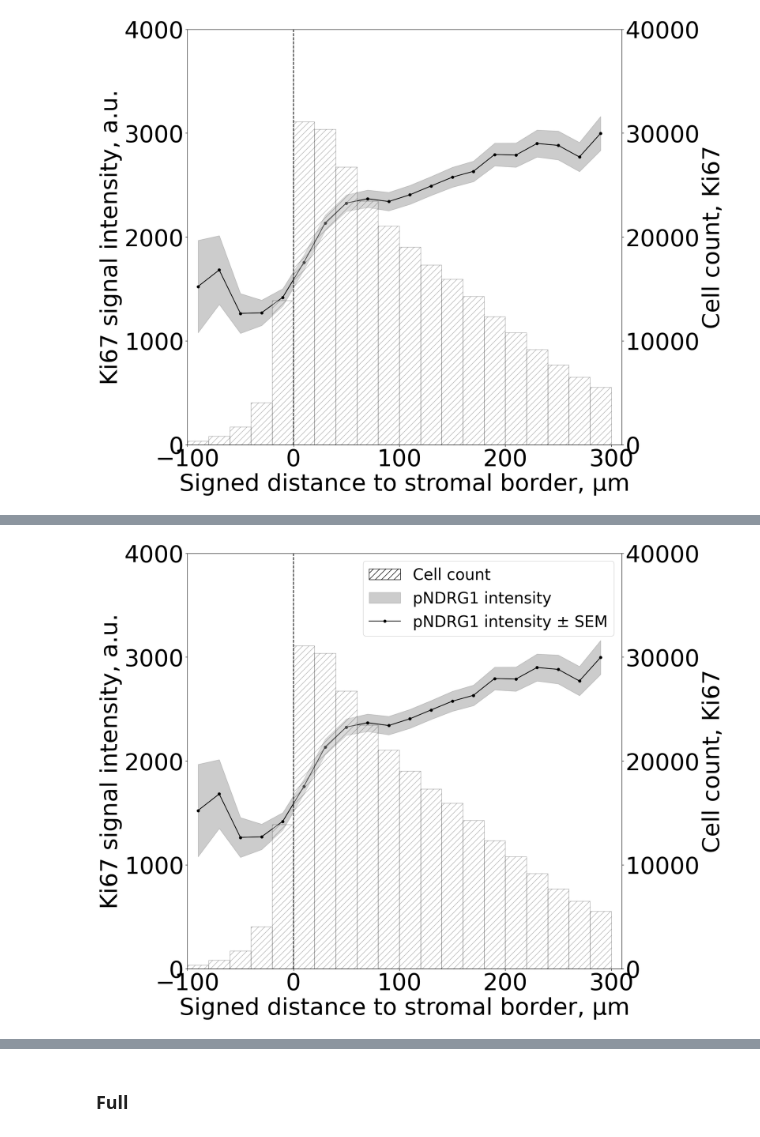
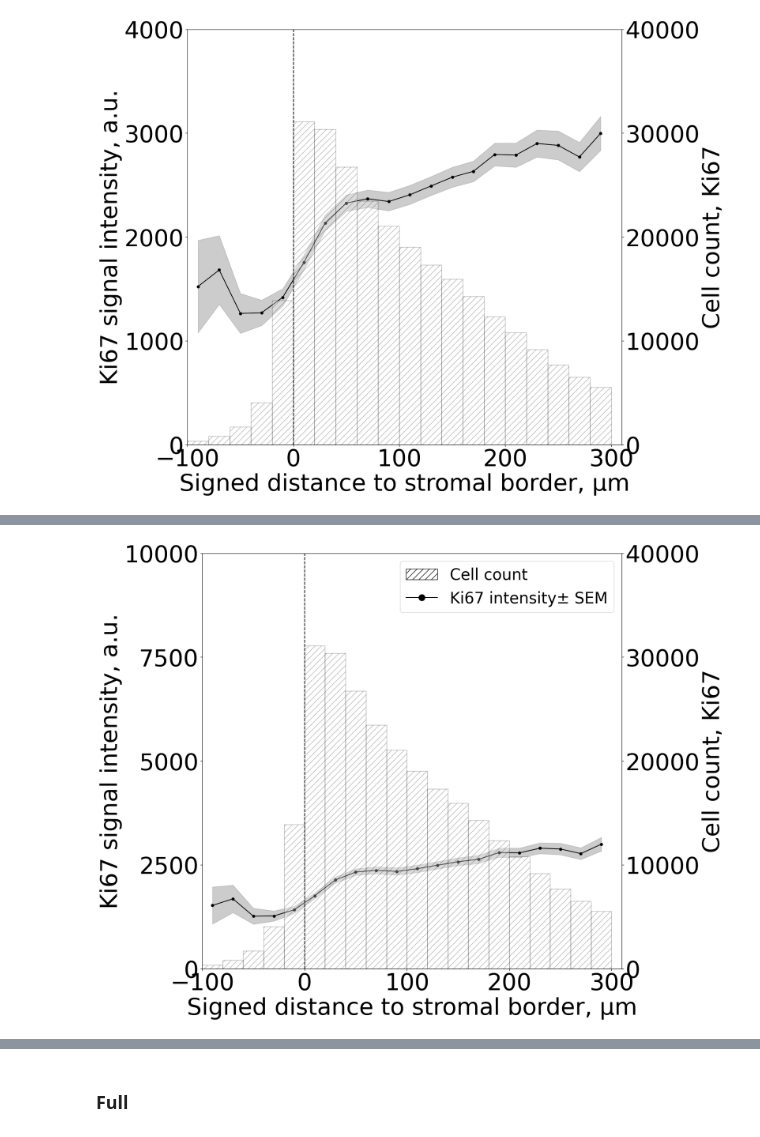
Before and after one commit to HMS-IAC/stroma-spatial-analysis-web, a Jupyter notebook: analysis/AsPC_Ki67/20250221_ki67_spatial.ipynb, the cells around one changed output, grey strips where cells are left out. Saved outputs shown, nothing was run; the diff lists cells and outputs as text; code cells hidden in the pictures.

```diff
--- a/analysis/AsPC_Ki67/20250221_ki67_spatial.ipynb
+++ b/analysis/AsPC_Ki67/20250221_ki67_spatial.ipynb
@@ -233,13 +316,14 @@ import numpy as np
 import pandas as pd
 import matplotlib.pyplot as plt
 from matplotlib.patches import Rectangle
+from matplotlib.lines import Line2D
 
 # Define bin size and create distance bins for the first set of data
 bin_size = 20
 min_dist = -100
 max_dist = 310
 
-output_path = "/Users/antoine/Harvard/IAC/image_analysis_paper_QP_projects/AsPC_Ki67/plots/20250328_spatial_tresholds"
+output_path = "/Users/antoine/Harvard/IAC/image_analysis_paper_QP_projects/AsPC_Ki67/plots"
 
 # Distance bins and calculations for the first set of data
 distance_bins_1 = pd.cut(df_ker488_pndrg1['Signed distance to annotation Stroma µm'], bins=range(min_dist, max_dist, bin_size), right=False)
@@ -269,42 +353,50 @@ fig, ax1 = plt.subplots(1, 1, figsize=(17, 13))
 ax1.set_xlim([min_dist, max_dist])
 ax1.set_ylabel(r'Ki67 signal intensity, a.u.', color='black', fontsize=45)
 ax1.axvline(x=0, ls='--', color='black')
-ax1.fill_between(bin_midpoints_1, diff_line - diff_std, diff_line + diff_std, color='grey', alpha=0.4, label="pNDRG1 intensity")
-ax1.errorbar(bin_midpoints_1, diff_line, color='black', linestyle='-', marker='o', markersize=5, alpha=1, label="pNDRG1 intensity ± SEM")
+
+# --- Line with SEM fill ---
+ax1.fill_between(bin_midpoints_1, diff_line - diff_std, diff_line + diff_std, color='grey', alpha=0.4)
+ax1.errorbar(bin_midpoints_1, diff_line, color='black', linestyle='-', marker='o', markersize=5, alpha=1)
+
 ax1.set_ylim([0, None])
 ax1.set_xlabel(r'Signed distance to stromal border, µm', color='black', fontsize=45)
 ax1.tick_params(axis='both', labelsize=45)
-yticks = np.linspace(0, 4000, 5)
+yticks = np.linspace(0, 10000, 5)
 ax1.set_yticks(yticks)
 
 ax2 = ax1.twinx()
 ax2.set_xlim([min_dist, max_dist])
 ax2.set_ylabel(r'Cell count, Ki67', color='black', fontsize=45)
 ax2.axvline(x=0, ls='--', color='black')
 
 # Bar plot with hatch
 bars = ax2.bar(bin_midpoints_1, combined_count, color='grey', width=bin_size, align='center',
-               alpha=0.3, edgecolor='black', facecolor='white', hatch='//', label="Cell Count")
+               alpha=0.3, edgecolor='black', facecolor='white', hatch='//')
 
 ax2.set_ylim([0, None])
 ax2.set_xlabel(r'Signed distance to stromal border, µm', color='black', fontsize=45)
 ax2.tick_params(axis='both', labelsize=45)
 yticks = np.linspace(0, 40000, 5)
 ax2.set_yticks(yticks)
 
-# --- Add a legend in the top right ---
-# Create a custom legend item for the bar pattern
+# --- Create custom legend entries ---
+# 1. Custom legend for the bar plot (hatch pattern)
 bar_patch = Rectangle((0, 0), 1, 1, edgecolor='black', facecolor='white', hatch='//', label="Cell count")
 
+# 2. Custom legend for the intensity difference (line + shaded SEM)
+line_with_fill = Line2D([0], [0], color='black', linestyle='-', marker='o', markersize=12,
+                         label="Ki67 intensity± SEM")
+fill_patch = Rectangle((0, 0), 1, 1, color='grey', alpha=0.4)  # Invisible but represents fill
+
 # Create the legend
-legend_handles = [bar_patch] + ax1.get_legend_handles_labels()[0]
-legend_labels = ["Cell count"] + ax1.get_legend_handles_labels()[1]
+legend_handles = [bar_patch, line_with_fill]
+legend_labels = ["Cell count", "Ki67 intensity± SEM"]
 
 ax2.legend(handles=legend_handles, labels=legend_labels, loc='upper right', fontsize=30, frameon=True)
 
 plt.tight_layout()
 plt.savefig(f"{output_path}/20250303_Ki67_full_combined", dpi=300, transparent=False)
 plt.show()
 plt.close()
 # %% [output]
-[figure, old version]
+[figure, new version]
```
Also changed, not shown: parts of 2 cells of this notebook, 1 other file.
